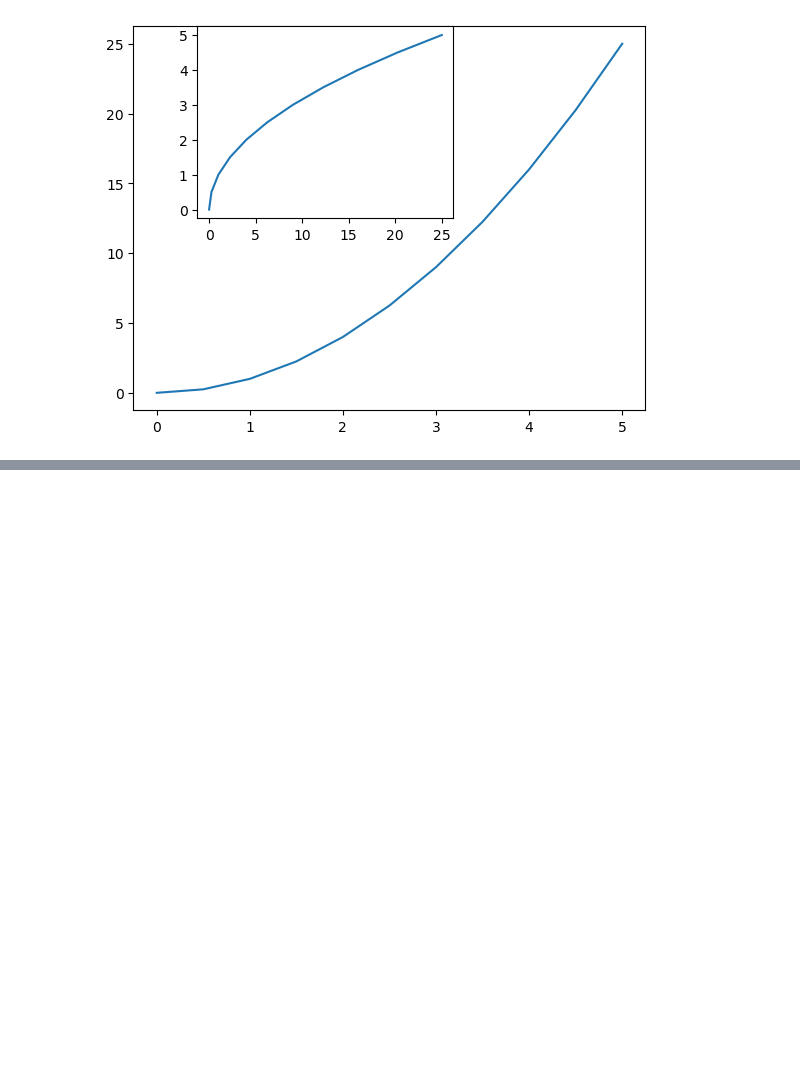
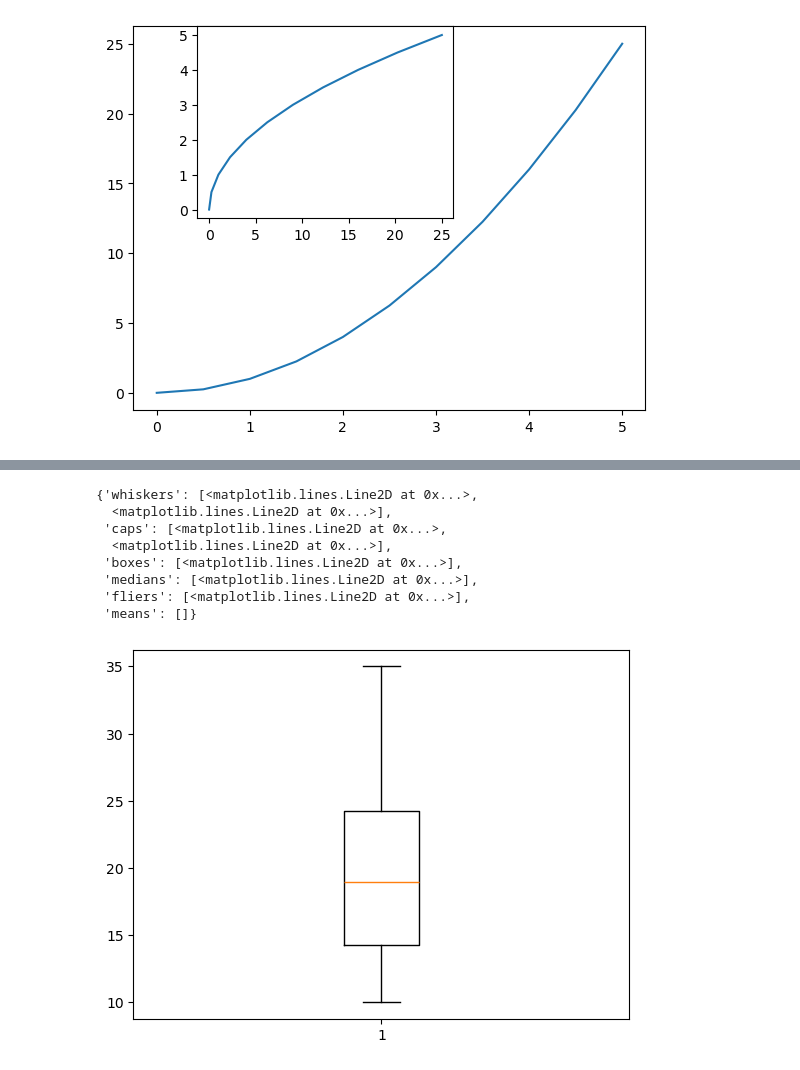
Before and after one commit to Arbaz1506/Data-Visualisation, a Jupyter notebook: Matplotlib.ipynb, the cells around one changed output, grey strips where cells are left out. Cells and saved outputs as stored; diff of their text form; code cells hidden in the pictures; blank space fills up the shorter version.

```diff
--- a/Matplotlib.ipynb
+++ b/Matplotlib.ipynb
@@ -83,0 +105,21 @@ axis2.plot(y, x)
+# %%
+# Sample numeric data
+x = [10, 12, 14, 15, 18, 20, 22, 25, 30, 35]
+
+# Create a box plot for the data in x
+plt.boxplot(x)
+
+# The box shows the middle 50% of the data (interquartile range)
+# The line inside the box represents the median value
+# Whiskers represent the spread of most data values
+# Points outside the whiskers (if any) are considered outliers
+# %% [output]
+{'whiskers': [<matplotlib.lines.Line2D at 0x...>,
+  <matplotlib.lines.Line2D at 0x...>],
+ 'caps': [<matplotlib.lines.Line2D at 0x...>,
+  <matplotlib.lines.Line2D at 0x...>],
+ 'boxes': [<matplotlib.lines.Line2D at 0x...>],
+ 'medians': [<matplotlib.lines.Line2D at 0x...>],
+ 'fliers': [<matplotlib.lines.Line2D at 0x...>],
+ 'means': []}
+[figure, added]
```
Also changed, not shown: parts of 16 cells of this notebook, 3 other files.
